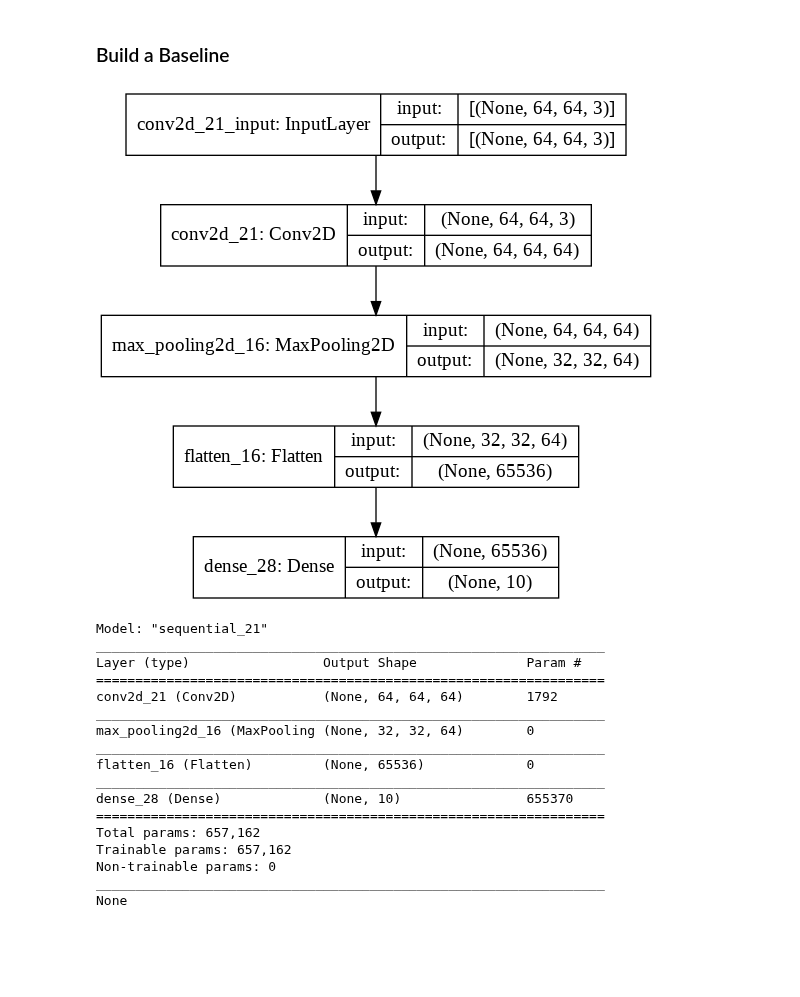
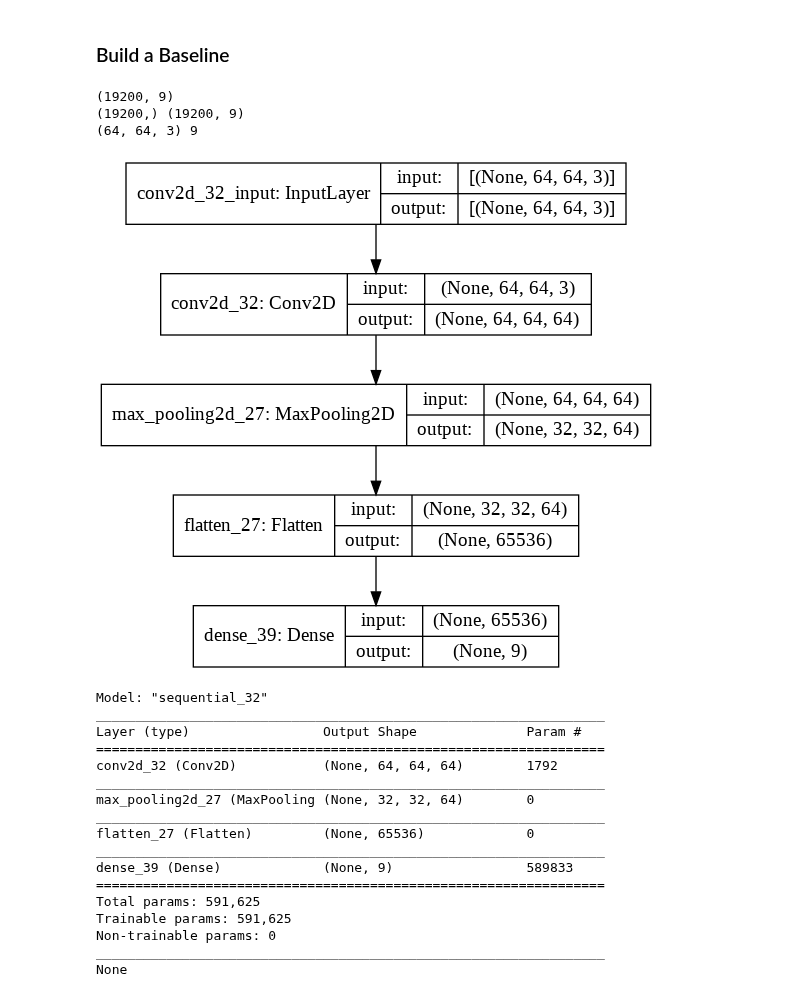
Before and after one commit to rajbircit/assignments, a Jupyter notebook: dl_a2/dl_assignment2_master.ipynb, the cells around one changed output. Saved outputs shown, nothing was run; the diff lists cells and outputs as text; code cells hidden in the pictures; blank space fills up the shorter version.

```diff
--- a/dl_a2/dl_assignment2_master.ipynb
+++ b/dl_a2/dl_assignment2_master.ipynb
@@ -110,40 +111,51 @@ trainX, trainY, valX, valY = loadDataH5()
 # %% [markdown]
 ### Build a Baseline
 # %%
-import IPython
 class BaselineShallowNet:
     @staticmethod
-    def build():
+    def build(inshape, nlabels):
+        print(inshape, nlabels)
         inputShape = trainX[0].shape
         model = tf.keras.Sequential()
         model.add(tf.keras.layers.Conv2D(64, (3,3), padding='same', \
-                  input_shape=inputShape, activation='relu'))
+                  input_shape=inshape, activation='relu'))
         model.add(tf.keras.layers.MaxPooling2D(2, 2,))
         model.add(tf.keras.layers.Flatten())
-        model.add(tf.keras.layers.Dense(10, activation='softmax'))
+        model.add(tf.keras.layers.Dense(nlabels, activation='softmax'))
         plot = tf.keras.utils.plot_model(model, show_shapes=True, \
                                          expand_nested=True)
         IPython.display.display(plot)
         return model
 
-model = BaselineShallowNet.build()
+n_classes = len(np.unique(np.concatenate((trainY, valY))))
+onehot_trainY = np.eye(n_classes)[trainY]
+onehot_valY = np.eye(n_classes)[valY]
+print(onehot_trainY.shape)
+print(trainY.shape, onehot_trainY.shape)
+model = BaselineShallowNet.build(tuple(trainX[0].shape), n_classes)
+model.compile(optimizer='adam', \
+              loss='sparse_categorical_crossentropy', \
+              metrics=['accuracy'])
 print(model.summary())
 # %% [output]
+(19200, 9)
+(19200,) (19200, 9)
+(64, 64, 3) 9
-[figure, old version]
+[figure, new version]
-Model: "sequential_21"
-_________________________________________________________________
-Layer (type)                 Output Shape              Param #
-=================================================================
-conv2d_21 (Conv2D)           (None, 64, 64, 64)        1792
-_________________________________________________________________
-max_pooling2d_16 (MaxPooling (None, 32, 32, 64)        0
-_________________________________________________________________
-flatten_16 (Flatten)         (None, 65536)             0
-_________________________________________________________________
-dense_28 (Dense)             (None, 10)                655370
-=================================================================
-Total params: 657,162
-Trainable params: 657,162
-Non-trainable params: 0
-_________________________________________________________________
-None
+Model: "sequential_32"
+_________________________________________________________________
+Layer (type)                 Output Shape              Param #
+=================================================================
+conv2d_32 (Conv2D)           (None, 64, 64, 64)        1792
+_________________________________________________________________
+max_pooling2d_27 (MaxPooling (None, 32, 32, 64)        0
+_________________________________________________________________
+flatten_27 (Flatten)         (None, 65536)             0
+_________________________________________________________________
+dense_39 (Dense)             (None, 9)                 589833
+=================================================================
+Total params: 591,625
+Trainable params: 591,625
+Non-trainable params: 0
+_________________________________________________________________
+None
```
Also changed, not shown: parts of 1 cell of this notebook.
